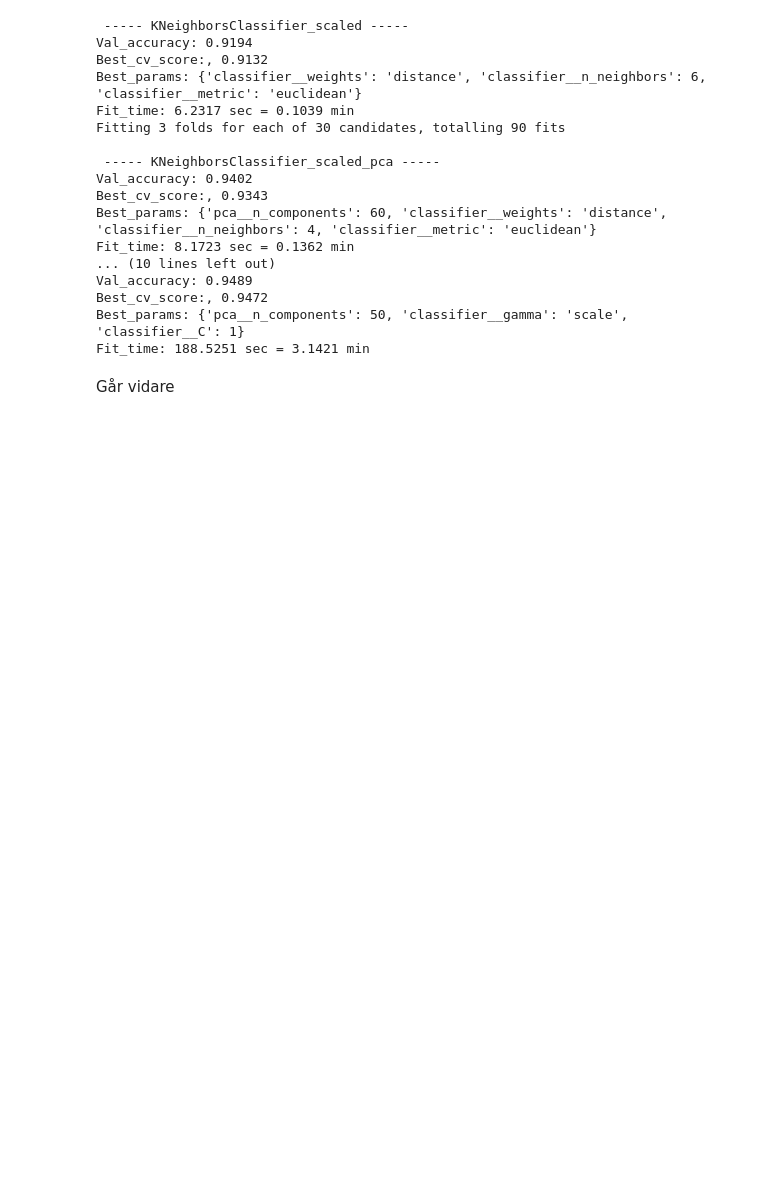
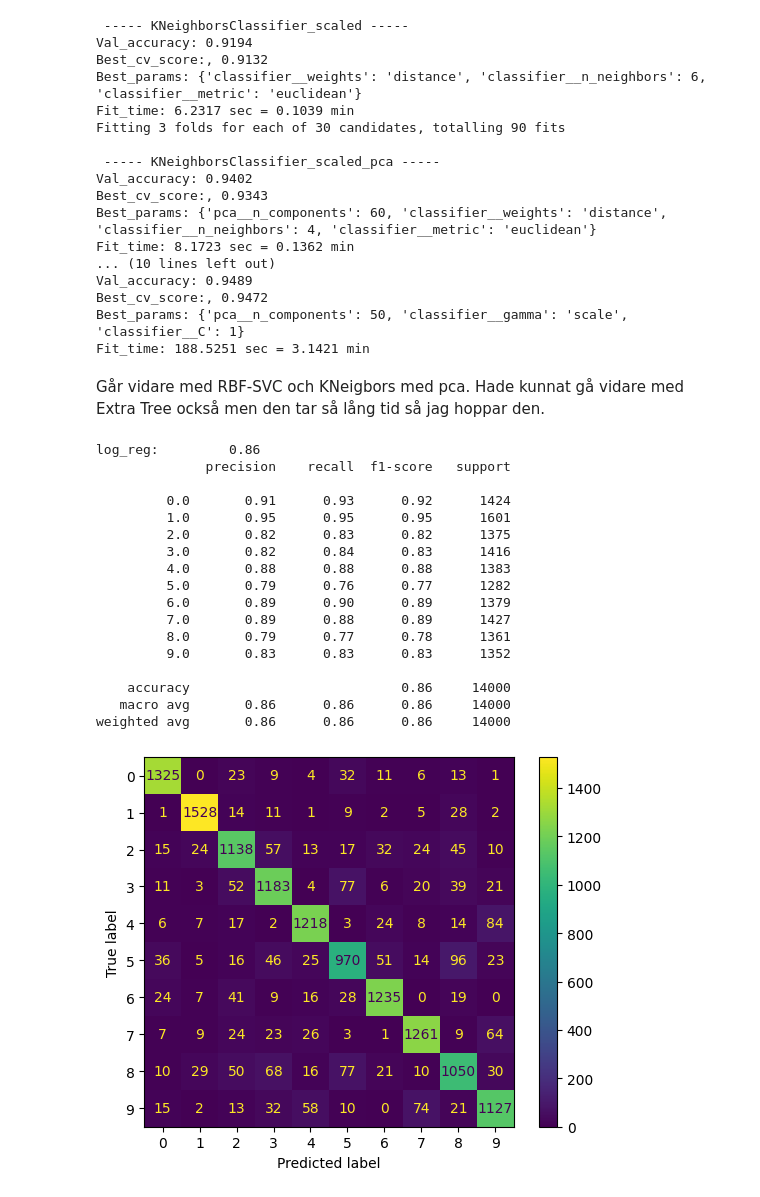
Before and after one commit to Myten88/Machine_Learning, a Jupyter notebook: model_selection_mytistelberg.ipynb, the cells around one changed output. Drawn from its saved outputs; the diff is of its cells as text; code cells hidden in the pictures; blank space fills up the shorter version.

```diff
--- a/model_selection_mytistelberg.ipynb
+++ b/model_selection_mytistelberg.ipynb
@@ -192,7 +192,7 @@ svc_pca_param_dist = {
     "classifier__C": [1e-3, 3e-3, 1e-2, 3e-2, 1e-1, 3e-1, 1, 3, 10]
 }
 
-svc_rpg_pca_param_dist = {
+svc_rbf_pca_param_dist = {
     "pca__n_components": [0.90, 0.95, 0.97, 0.99, 30, 50, 80, 120],
     "classifier__C": [0.1, 0.3, 1, 3, 10, 30, 100],
     "classifier__gamma": ["scale", "auto", 1e-4, 3e-4, 1e-3, 3e-3, 1e-2, 3e-2, 1e-1, 3e-1, 1]
@@ -274,7 +274,7 @@ experiment = [
             ('pca', PCA()),
             ('classifier', svc_clf)
         ]),
-        'param_dist': svc_rpg_pca_param_dist,
+        'param_dist': svc_rbf_pca_param_dist,
         'n_iter': 30
     }
 ]
@@ -395,6 +395,43 @@ Best_cv_score:, 0.9472
 Best_params: {'pca__n_components': 50, 'classifier__gamma': 'scale', 'classifier__C': 1}
 Fit_time: 188.5251 sec = 3.1421 min
 # %% [markdown]
-Går vidare
+Går vidare med RBF-SVC och KNeigbors med pca. Hade kunnat gå vidare med Extra Tree också men den tar så lång tid så jag hoppar den.
+# %%
+def display_confusion_matrix(y_true, y_pred):
+    cm = confusion_matrix(y_true, y_pred)
+    ConfusionMatrixDisplay(cm).plot()
 # %%
-rf_model = best_models['RandomForestClassification']
+kNN_clf_best = best_models['KNeighborsClassifier_scaled_pca']
+rbf_svc_clf_best = best_models['rbf_SVC_scaled_pca']
+
+logref_clf.fit(X_10k, y_10k)
+y_pred_logreg = logref_clf.predict(X_val)
+
+kNN_clf_best.fit(X_10k, y_10k)
+y_pred_knn = kNN_clf_best.predict(X_val)
+
+rbf_svc_clf_best.fit(X_10k, y_10k)
+y_pred_svc = rbf_svc_clf_best.predict(X_val)
+
+print(f'log_reg: \t {accuracy_score(y_val, y_pred_logreg):.2f}')
+print(classification_report(y_val, y_pred_logreg))
+display_confusion_matrix(y_val, y_pred_logreg)
+# %% [output]
+log_reg:         0.86
+              precision    recall  f1-score   support
+
+         0.0       0.91      0.93      0.92      1424
+         1.0       0.95      0.95      0.95      1601
+         2.0       0.82      0.83      0.82      1375
+         3.0       0.82      0.84      0.83      1416
+         4.0       0.88      0.88      0.88      1383
+         5.0       0.79      0.76      0.77      1282
+         6.0       0.89      0.90      0.89      1379
+         7.0       0.89      0.88      0.89      1427
+         8.0       0.79      0.77      0.78      1361
+         9.0       0.83      0.83      0.83      1352
+
+    accuracy                           0.86     14000
+   macro avg       0.86      0.86      0.86     14000
+weighted avg       0.86      0.86      0.86     14000
+[figure, added]
```
Also changed, not shown: parts of 29 cells of this notebook.
